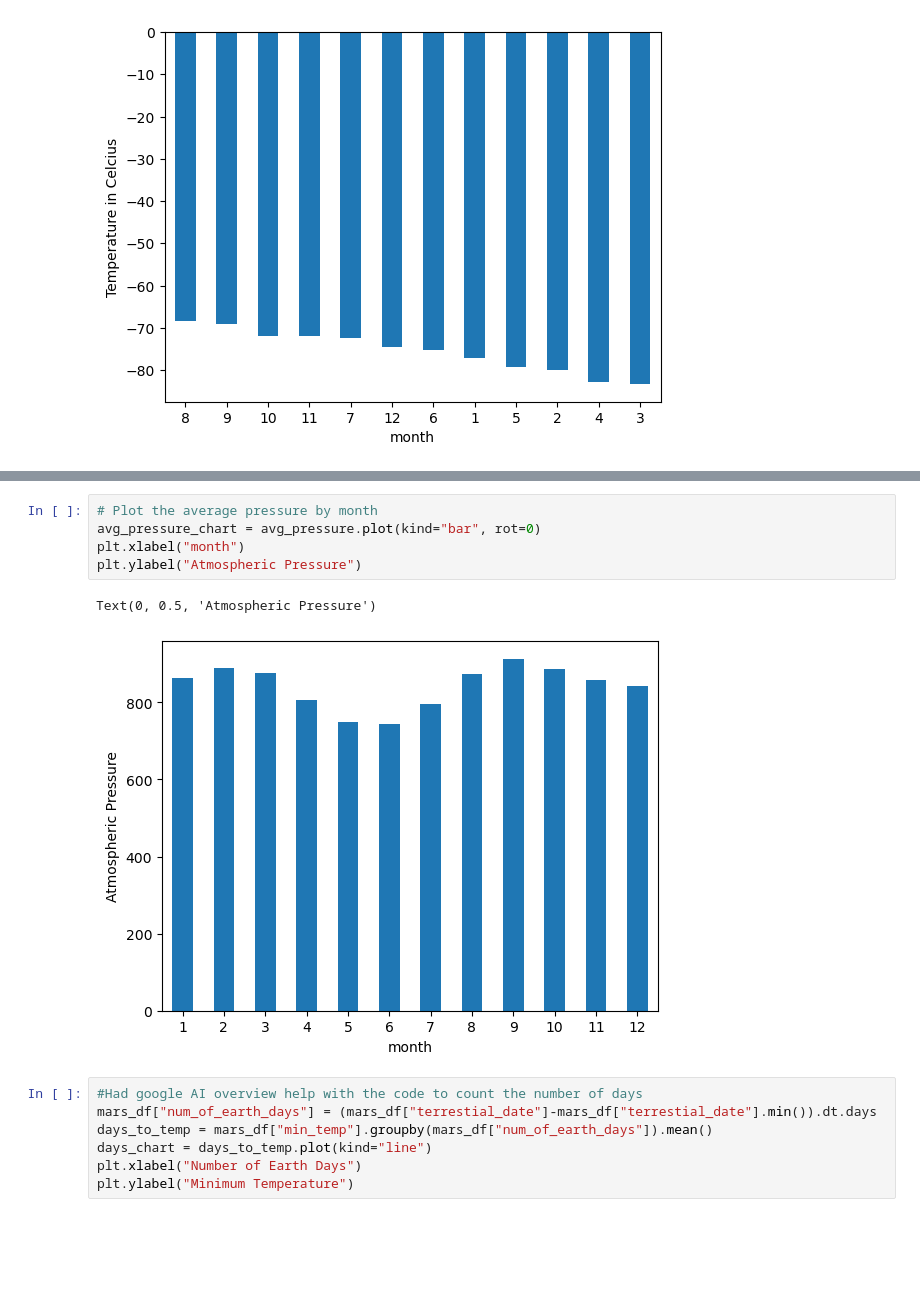
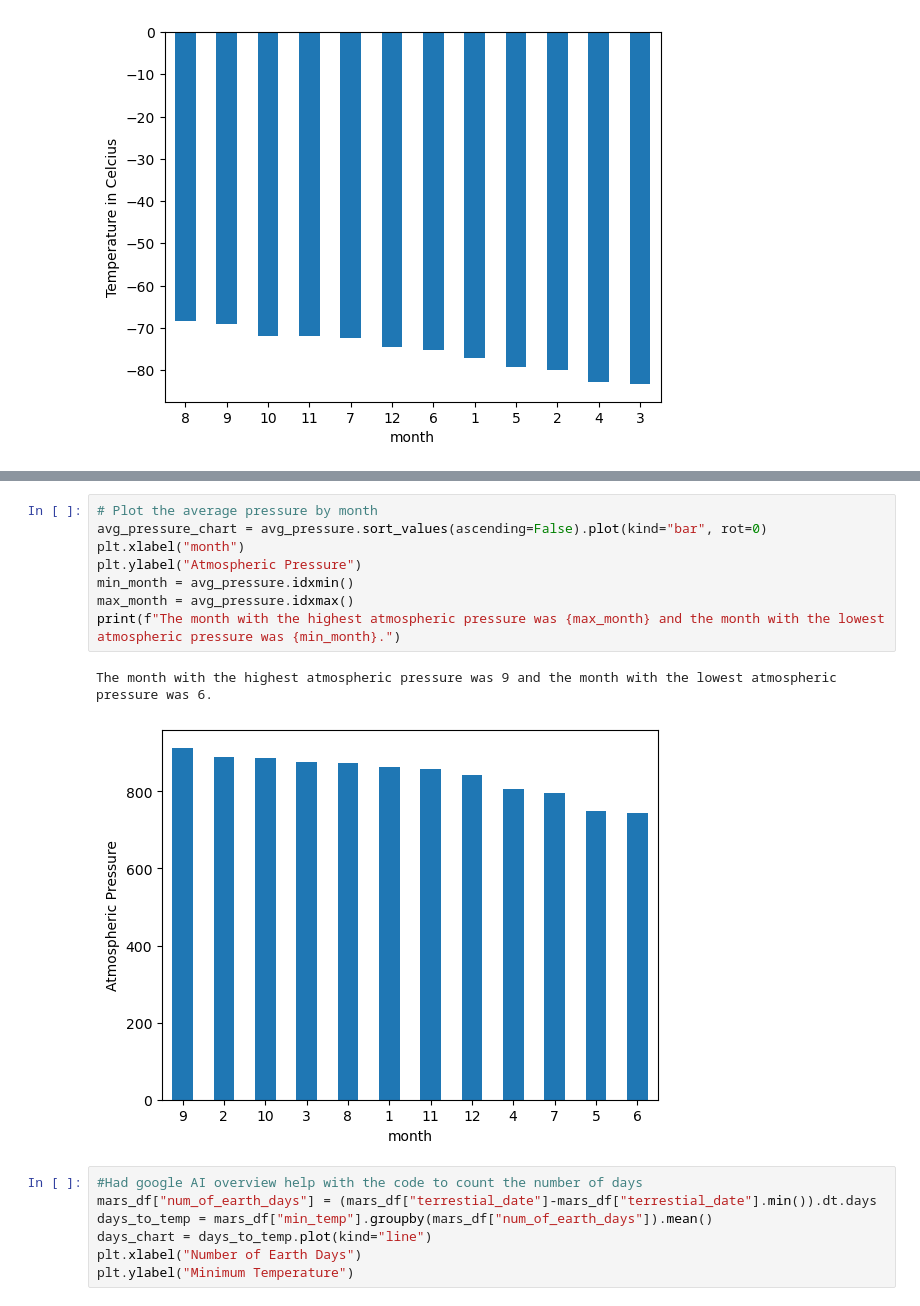
Before and after one commit to Grisy-98/web-scraping-challenge, a Jupyter notebook: part_2_mars_weather.ipynb, the cells around one changed output, grey strips where cells are left out. Drawn from its saved outputs; the diff is of its cells as text; blank space fills up the shorter version.

```diff
--- a/part_2_mars_weather.ipynb
+++ b/part_2_mars_weather.ipynb
@@ -204,12 +204,15 @@ month
 Name: pressure, dtype: float64
 # %%
 # Plot the average pressure by month
-avg_pressure_chart = avg_pressure.plot(kind="bar", rot=0)
+avg_pressure_chart = avg_pressure.sort_values(ascending=False).plot(kind="bar", rot=0)
 plt.xlabel("month")
 plt.ylabel("Atmospheric Pressure")
+min_month = avg_pressure.idxmin()
+max_month = avg_pressure.idxmax()
+print(f"The month with the highest atmospheric pressure was {max_month} and the month with the lowest atmospheric pressure was {min_month}.")
 # %% [output]
-Text(0, 0.5, 'Atmospheric Pressure')
+The month with the highest atmospheric pressure was 9 and the month with the lowest atmospheric pressure was 6.
-[figure, old version]
+[figure, new version]
 # %%
 #Had google AI overview help with the code to count the number of days
 mars_df["num_of_earth_days"] = (mars_df["terrestial_date"]-mars_df["terrestial_date"].min()).dt.days
```
